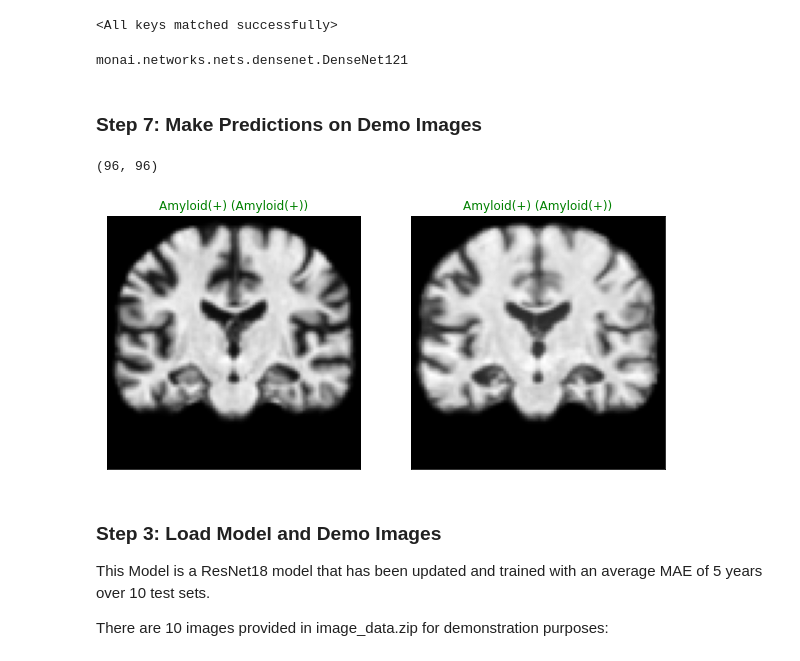
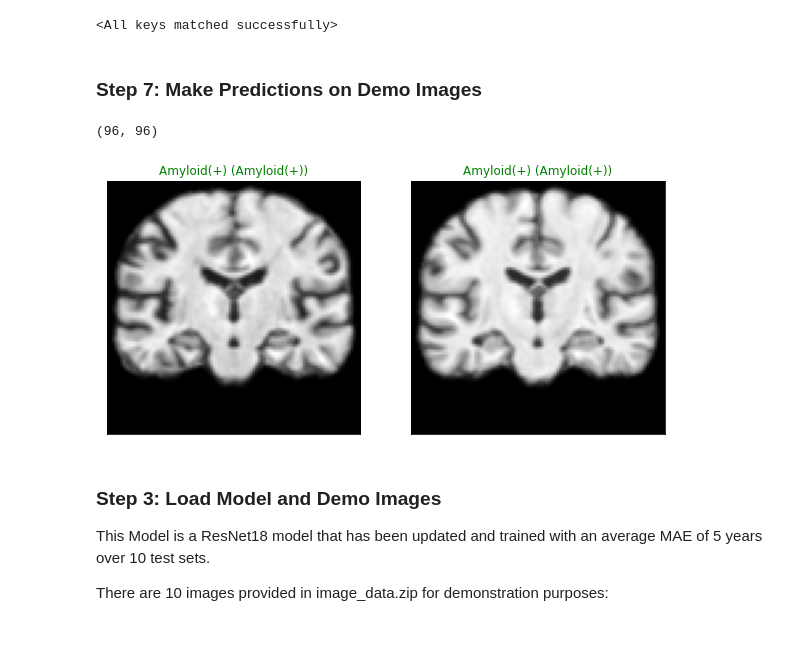
Before and after one commit to petre001/PET_Biomarkers, a Jupyter notebook: main3.ipynb, the cells around one changed output. Cells and saved outputs as stored; diff of their text form; code cells hidden in the pictures.

```diff
--- a/main3.ipynb
+++ b/main3.ipynb
@@ -304,10 +292,15 @@ model2 = monai.networks.nets.DenseNet121(spatial_dims=3, in_channels=1, out_chan
 model2.load_state_dict(torch.load("models/3d_classification_model.pth"))
 # %% [output]
 <All keys matched successfully>
-# %%
-type(model2)
-# %% [output]
-monai.networks.nets.densenet.DenseNet121
+# %%
+# make a dataset and dataloader for demo images
+# Define transforms
+demo_transforms = Compose([ScaleIntensity(), AddChannel(), Resize((96, 96, 96)), EnsureType()])
+
+# Create demo Dataset and DataLoader
+batch_size = 2
+demo_ds = ImageDataset(image_files=images[171:], labels=labels[171:], transform=demo_transforms, reader='NumpyReader')
+demo_loader = DataLoader(demo_ds, batch_size=batch_size, shuffle=True, num_workers=2, pin_memory=torch.cuda.is_available())
 # %% [markdown]
 ### Step 7: Make Predictions on Demo Images
 # %%
@@ -316,30 +309,31 @@ def visualize_results(model,dataloader,device):
     model = model.to(device) # Send model to GPU if available
     with torch.no_grad():
         model.eval()
-        # Get a batch of val images
+        # Get a batch of demo images
         images, labels = iter(dataloader).next()
         images, labels = images.to(device), labels.to(device)
         # Get predictions
         _,preds = torch.max(model(images), 1)
         preds = np.squeeze(preds.cpu().numpy())
         labels = labels.cpu().numpy()
+        images = images.cpu().numpy() # Convert images to numpy for display
 
-    print(im[:,0,40,:,:][0].shape)
+    print(images[:,0,40,:,:][0].shape)
     # plot the images in the batch, along with the corresponding labels
     fig = plt.figure(figsize=(10, 10))
     for idx in range(batch_size):
         ax = fig.add_subplot(1, batch_size, idx+1, xticks=[], yticks=[])
         #ax.imshow(np.rot90(im[:,0,40,:,:][idx]), cmap='gray')
-        ax.imshow(im[:,0,:,:,47][idx], cmap='gray')
+        ax.imshow(images[:,0,:,:,47][idx], cmap='gray')
         #ax.set_title(idx_to_class[label[idx]])
         ax.set_title("{} ({})".format(idx_to_class[preds[idx]], idx_to_class[labels[idx]]),
                     color=("green" if preds[idx]==labels[idx] else "red"))
     return
 # %%
-visualize_results(model2,val_loader,device)
+visualize_results(model2,demo_loader,device)
 # %% [output]
 (96, 96)
-[figure, old version]
+[figure, new version]
 # %%
  # plot the images in the batch, along with the corresponding labels
     fig = plt.figure(figsize=(10, 10))
```
Also changed, not shown: parts of 3 cells of this notebook.
